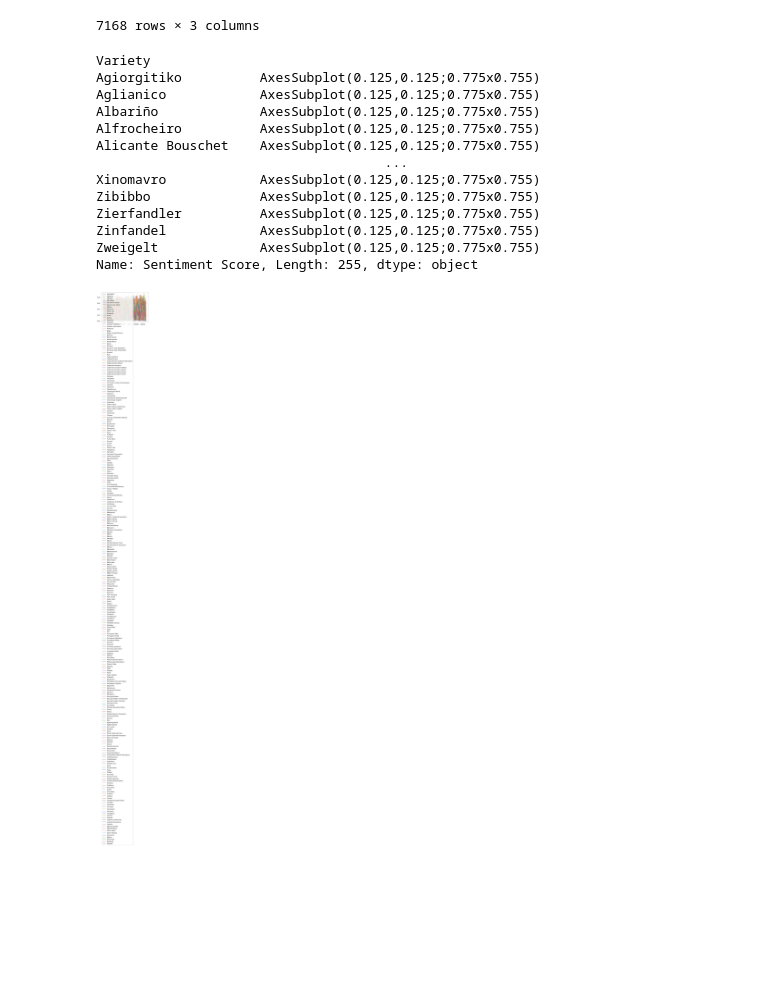
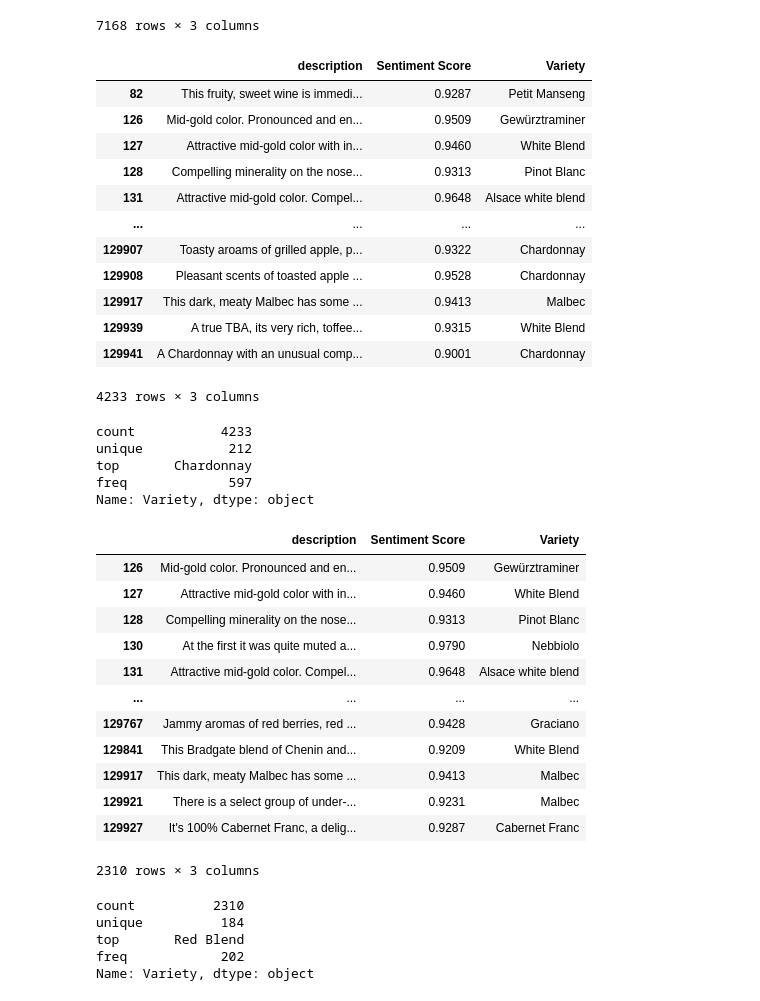
Before and after one commit to bjezek/WineOnTap, a Jupyter notebook: Gautam/SentimentAnalysis7889.ipynb, the cells around one changed output. Cells and saved outputs as stored; diff of their text form; code cells hidden in the pictures; blank space fills up the shorter version.

```diff
--- a/Gautam/SentimentAnalysis7889.ipynb
+++ b/Gautam/SentimentAnalysis7889.ipynb
@@ -397,19 +392,59 @@ good_fruit
 | 129936 | A blend from several premier cru ... | 0.9081 | Pinot Noir |
 | 129941 | A Chardonnay with an unusual comp... | 0.9001 | Chardonnay |
 7168 rows × 3 columns
+# %%
+filter3 = df_acidity["Sentiment Score"] > .9
+
+good_acidity = df_acidity.loc[filter3]
+
+good_acidity.dropna()
+# %% [output]
+|  | description | Sentiment Score | Variety |
+| 82 | This fruity, sweet wine is immedi... | 0.9287 | Petit Manseng |
+| 126 | Mid-gold color. Pronounced and en... | 0.9509 | Gewürztraminer |
+| 127 | Attractive mid-gold color with in... | 0.9460 | White Blend |
+| 128 | Compelling minerality on the nose... | 0.9313 | Pinot Blanc |
+| 131 | Attractive mid-gold color. Compel... | 0.9648 | Alsace white blend |
+| ... | ... | ... | ... |
+| 129907 | Toasty aroams of grilled apple, p... | 0.9322 | Chardonnay |
+| 129908 | Pleasant scents of toasted apple ... | 0.9528 | Chardonnay |
+| 129917 | This dark, meaty Malbec has some ... | 0.9413 | Malbec |
+| 129939 | A true TBA, its very rich, toffee... | 0.9315 | White Blend |
+| 129941 | A Chardonnay with an unusual comp... | 0.9001 | Chardonnay |
+4233 rows × 3 columns
 # %%
+good_acidity["Variety"].describe()
 # %% [output]
-Variety
-Agiorgitiko          AxesSubplot(0.125,0.125;0.775x0.755)
-Aglianico            AxesSubplot(0.125,0.125;0.775x0.755)
-Albariño             AxesSubplot(0.125,0.125;0.775x0.755)
-Alfrocheiro          AxesSubplot(0.125,0.125;0.775x0.755)
-Alicante Bouschet    AxesSubplot(0.125,0.125;0.775x0.755)
-                                     ...
-Xinomavro            AxesSubplot(0.125,0.125;0.775x0.755)
-Zibibbo              AxesSubplot(0.125,0.125;0.775x0.755)
-Zierfandler          AxesSubplot(0.125,0.125;0.775x0.755)
-Zinfandel            AxesSubplot(0.125,0.125;0.775x0.755)
-Zweigelt             AxesSubplot(0.125,0.125;0.775x0.755)
-Name: Sentiment Score, Length: 255, dtype: object
+count           4233
+unique           212
+top       Chardonnay
+freq             597
+Name: Variety, dtype: object
-[figure, removed]
+# %%
+filter4 = df_aromas["Sentiment Score"] > .9
+
+good_aromas = df_aromas.loc[filter4]
+
+good_aromas.dropna()
+# %% [output]
+|  | description | Sentiment Score | Variety |
+| 126 | Mid-gold color. Pronounced and en... | 0.9509 | Gewürztraminer |
+| 127 | Attractive mid-gold color with in... | 0.9460 | White Blend |
+| 128 | Compelling minerality on the nose... | 0.9313 | Pinot Blanc |
+| 130 | At the first it was quite muted a... | 0.9790 | Nebbiolo |
+| 131 | Attractive mid-gold color. Compel... | 0.9648 | Alsace white blend |
+| ... | ... | ... | ... |
+| 129767 | Jammy aromas of red berries, red ... | 0.9428 | Graciano |
+| 129841 | This Bradgate blend of Chenin and... | 0.9209 | White Blend |
+| 129917 | This dark, meaty Malbec has some ... | 0.9413 | Malbec |
+| 129921 | There is a select group of under-... | 0.9231 | Malbec |
+| 129927 | It's 100% Cabernet Franc, a delig... | 0.9287 | Cabernet Franc |
+2310 rows × 3 columns
+# %%
+good_aromas["Variety"].describe()
+# %% [output]
+count          2310
+unique          184
+top       Red Blend
+freq            202
+Name: Variety, dtype: object
```
Also changed, not shown: parts of 8 cells of this notebook.
